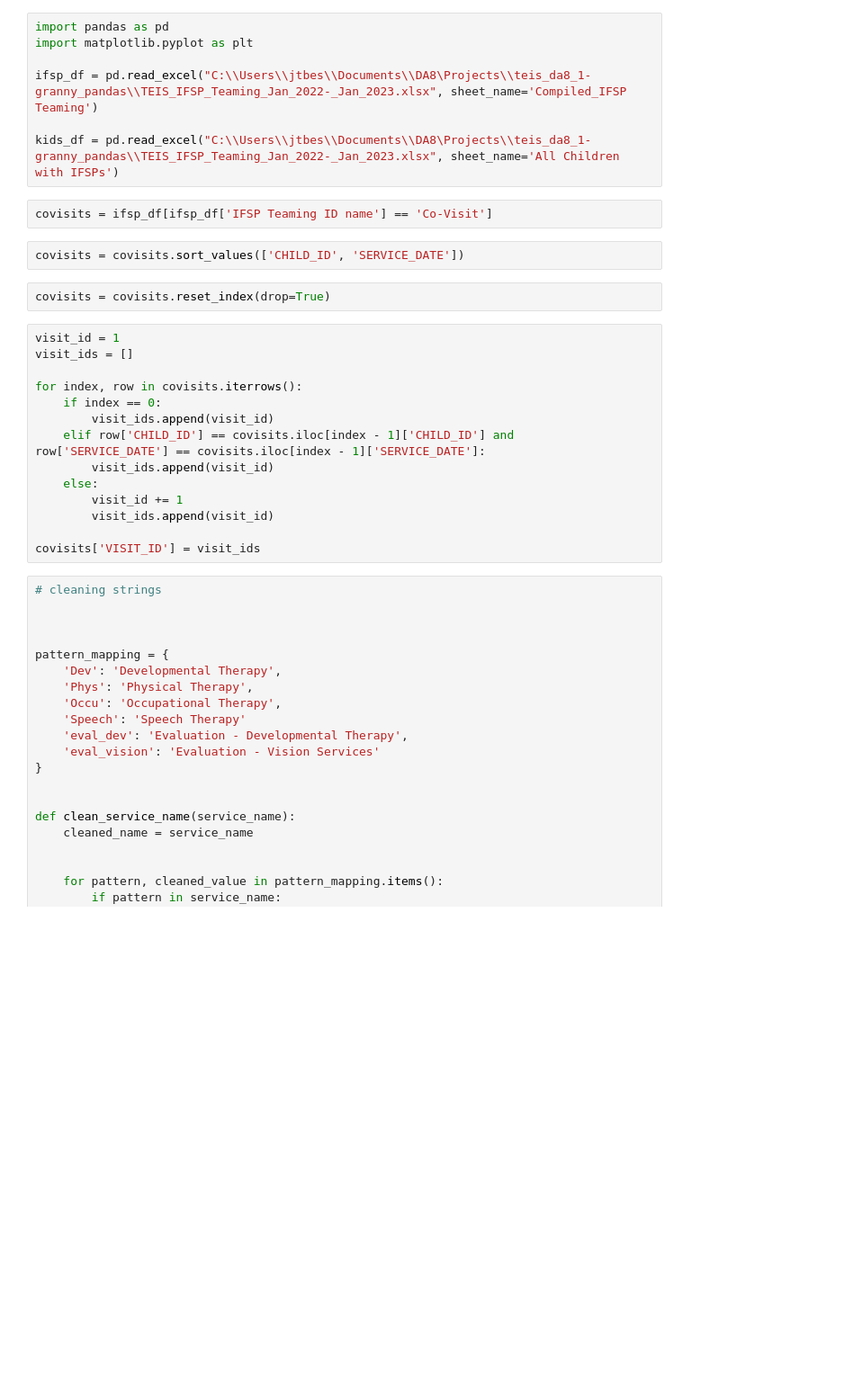
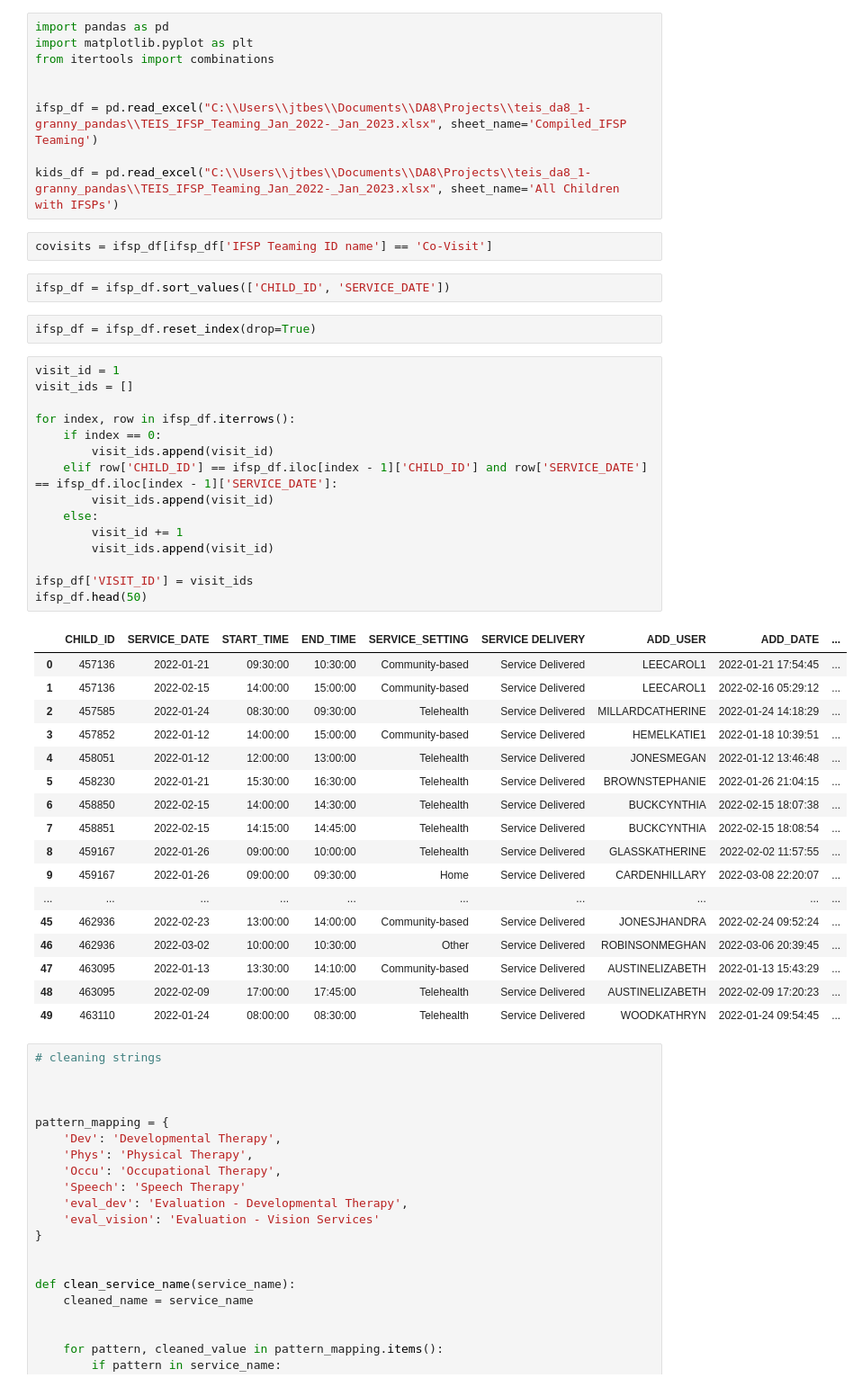
Before and after one commit to NSS-Data-Analytics-Cohort-8/teis_da8_1-granny_pandas, a Jupyter notebook: granny_pandas.ipynb, the cells around one changed output. Shown: that part at 90% size. Cells and saved outputs as stored; diff of their text form; blank space fills up the shorter version.

```diff
--- a/granny_pandas.ipynb
+++ b/granny_pandas.ipynb
@@ -1,6 +1,8 @@
 # %%
 import pandas as pd
 import matplotlib.pyplot as plt
+from itertools import combinations
+
 
 ifsp_df = pd.read_excel("C:\\Users\\jtbes\\Documents\\DA8\Projects\\teis_da8_1-granny_pandas\\TEIS_IFSP_Teaming_Jan_2022-_Jan_2023.xlsx", sheet_name='Compiled_IFSP Teaming')
 
@@ -8,23 +10,42 @@ kids_df = pd.read_excel("C:\\Users\\jtbes\\Documents\\DA8\Projects\\teis_da8_1-g
 # %%
 covisits = ifsp_df[ifsp_df['IFSP Teaming ID name'] == 'Co-Visit']
 # %%
-covisits = covisits.sort_values(['CHILD_ID', 'SERVICE_DATE'])
+ifsp_df = ifsp_df.sort_values(['CHILD_ID', 'SERVICE_DATE'])
 # %%
-covisits = covisits.reset_index(drop=True)
+ifsp_df = ifsp_df.reset_index(drop=True)
 # %%
 visit_id = 1
 visit_ids = []
 
-for index, row in covisits.iterrows():
+for index, row in ifsp_df.iterrows():
     if index == 0:
         visit_ids.append(visit_id)
-    elif row['CHILD_ID'] == covisits.iloc[index - 1]['CHILD_ID'] and row['SERVICE_DATE'] == covisits.iloc[index - 1]['SERVICE_DATE']:
+    elif row['CHILD_ID'] == ifsp_df.iloc[index - 1]['CHILD_ID'] and row['SERVICE_DATE'] == ifsp_df.iloc[index - 1]['SERVICE_DATE']:
         visit_ids.append(visit_id)
     else:
         visit_id += 1
         visit_ids.append(visit_id)
 
-covisits['VISIT_ID'] = visit_ids
+ifsp_df['VISIT_ID'] = visit_ids
+ifsp_df.head(50)
+# %% [output]
+|  | CHILD_ID | SERVICE_DATE | START_TIME | END_TIME | SERVICE_SETTING | SERVICE DELIVERY | ADD_USER | ADD_DATE | ... |
+| 0 | 457136 | 2022-01-21 | 09:30:00 | 10:30:00 | Community-based | Service Delivered | LEECAROL1 | 2022-01-21 17:54:45 | ... |
+| 1 | 457136 | 2022-02-15 | 14:00:00 | 15:00:00 | Community-based | Service Delivered | LEECAROL1 | 2022-02-16 05:29:12 | ... |
+| 2 | 457585 | 2022-01-24 | 08:30:00 | 09:30:00 | Telehealth | Service Delivered | MILLARDCATHERINE | 2022-01-24 14:18:29 | ... |
+| 3 | 457852 | 2022-01-12 | 14:00:00 | 15:00:00 | Community-based | Service Delivered | HEMELKATIE1 | 2022-01-18 10:39:51 | ... |
+| 4 | 458051 | 2022-01-12 | 12:00:00 | 13:00:00 | Telehealth | Service Delivered | JONESMEGAN | 2022-01-12 13:46:48 | ... |
+| 5 | 458230 | 2022-01-21 | 15:30:00 | 16:30:00 | Telehealth | Service Delivered | BROWNSTEPHANIE | 2022-01-26 21:04:15 | ... |
+| 6 | 458850 | 2022-02-15 | 14:00:00 | 14:30:00 | Telehealth | Service Delivered | BUCKCYNTHIA | 2022-02-15 18:07:38 | ... |
+| 7 | 458851 | 2022-02-15 | 14:15:00 | 14:45:00 | Telehealth | Service Delivered | BUCKCYNTHIA | 2022-02-15 18:08:54 | ... |
+| 8 | 459167 | 2022-01-26 | 09:00:00 | 10:00:00 | Telehealth | Service Delivered | GLASSKATHERINE | 2022-02-02 11:57:55 | ... |
+| 9 | 459167 | 2022-01-26 | 09:00:00 | 09:30:00 | Home | Service Delivered | CARDENHILLARY | 2022-03-08 22:20:07 | ... |
+| ... | ... | ... | ... | ... | ... | ... | ... | ... | ... |
+| 45 | 462936 | 2022-02-23 | 13:00:00 | 14:00:00 | Community-based | Service Delivered | JONESJHANDRA | 2022-02-24 09:52:24 | ... |
+| 46 | 462936 | 2022-03-02 | 10:00:00 | 10:30:00 | Other | Service Delivered | ROBINSONMEGHAN | 2022-03-06 20:39:45 | ... |
+| 47 | 463095 | 2022-01-13 | 13:30:00 | 14:10:00 | Community-based | Service Delivered | AUSTINELIZABETH | 2022-01-13 15:43:29 | ... |
+| 48 | 463095 | 2022-02-09 | 17:00:00 | 17:45:00 | Telehealth | Service Delivered | AUSTINELIZABETH | 2022-02-09 17:20:23 | ... |
+| 49 | 463110 | 2022-01-24 | 08:00:00 | 08:30:00 | Telehealth | Service Delivered | WOODKATHRYN | 2022-01-24 09:54:45 | ... |
 # %%
 # cleaning strings
 
```
Also changed, not shown: parts of 18 cells of this notebook.
